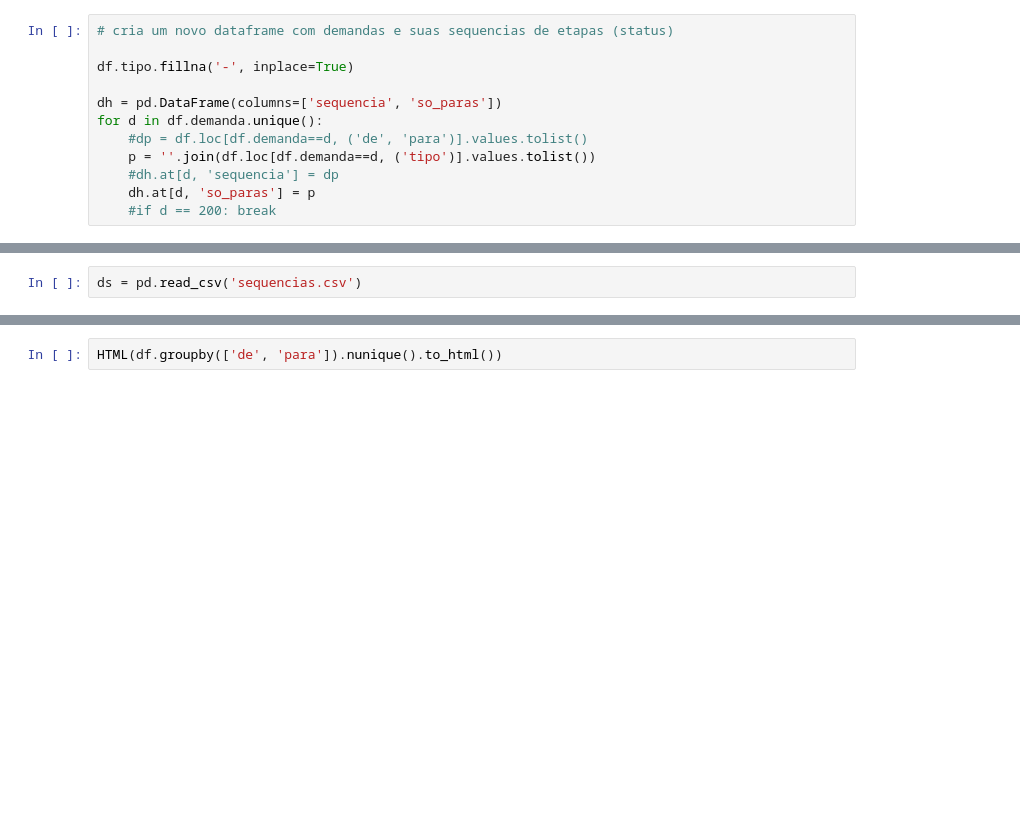
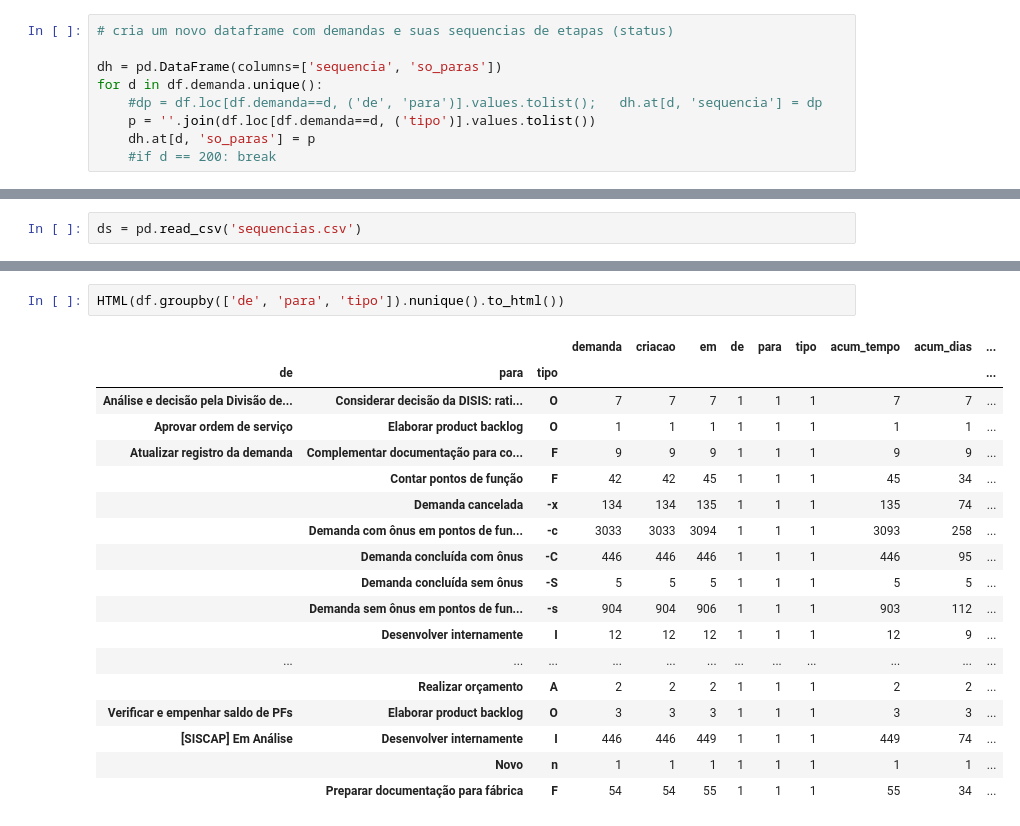
Before and after one commit to berrondo/ds-redm, a Jupyter notebook: base3.ipynb, the cells around one changed output, grey strips where cells are left out. Drawn from its saved outputs; the diff is of its cells as text; blank space fills up the shorter version.

```diff
--- a/base3.ipynb
+++ b/base3.ipynb
@@ -12,13 +36,10 @@ df[['de', 'para']].nunique()
 # %%
 # cria um novo dataframe com demandas e suas sequencias de etapas (status)
 
-df.tipo.fillna('-', inplace=True)
-
 dh = pd.DataFrame(columns=['sequencia', 'so_paras'])
 for d in df.demanda.unique():
-    #dp = df.loc[df.demanda==d, ('de', 'para')].values.tolist()
+    #dp = df.loc[df.demanda==d, ('de', 'para')].values.tolist();   dh.at[d, 'sequencia'] = dp
     p = ''.join(df.loc[df.demanda==d, ('tipo')].values.tolist())
-    #dh.at[d, 'sequencia'] = dp
     dh.at[d, 'so_paras'] = p
     #if d == 200: break
 # %%
@@ -53,2 +124,21 @@ np.unique(df[['de', 'para']].values)
 # %%
-HTML(df.groupby(['de', 'para']).nunique().to_html())
+HTML(df.groupby(['de', 'para', 'tipo']).nunique().to_html())
+# %% [output]
+|  |  |  | demanda | criacao | em | de | para | tipo | acum_tempo | acum_dias | ... |
+| de | para | tipo |  |  |  |  |  |  |  |  | ... |
+| Análise e decisão pela Divisão de... | Considerar decisão da DISIS: rati... | O | 7 | 7 | 7 | 1 | 1 | 1 | 7 | 7 | ... |
+| Aprovar ordem de serviço | Elaborar product backlog | O | 1 | 1 | 1 | 1 | 1 | 1 | 1 | 1 | ... |
+| Atualizar registro da demanda | Complementar documentação para co... | F | 9 | 9 | 9 | 1 | 1 | 1 | 9 | 9 | ... |
+|  | Contar pontos de função | F | 42 | 42 | 45 | 1 | 1 | 1 | 45 | 34 | ... |
+|  | Demanda cancelada | -x | 134 | 134 | 135 | 1 | 1 | 1 | 135 | 74 | ... |
+|  | Demanda com ônus em pontos de fun... | -c | 3033 | 3033 | 3094 | 1 | 1 | 1 | 3093 | 258 | ... |
+|  | Demanda concluída com ônus | -C | 446 | 446 | 446 | 1 | 1 | 1 | 446 | 95 | ... |
+|  | Demanda concluída sem ônus | -S | 5 | 5 | 5 | 1 | 1 | 1 | 5 | 5 | ... |
+|  | Demanda sem ônus em pontos de fun... | -s | 904 | 904 | 906 | 1 | 1 | 1 | 903 | 112 | ... |
+|  | Desenvolver internamente | I | 12 | 12 | 12 | 1 | 1 | 1 | 12 | 9 | ... |
+| ... | ... | ... | ... | ... | ... | ... | ... | ... | ... | ... | ... |
+|  | Realizar orçamento | A | 2 | 2 | 2 | 1 | 1 | 1 | 2 | 2 | ... |
+| Verificar e empenhar saldo de PFs | Elaborar product backlog | O | 3 | 3 | 3 | 1 | 1 | 1 | 3 | 3 | ... |
+| [SISCAP] Em Análise | Desenvolver internamente | I | 446 | 446 | 449 | 1 | 1 | 1 | 449 | 74 | ... |
+|  | Novo | n | 1 | 1 | 1 | 1 | 1 | 1 | 1 | 1 | ... |
+|  | Preparar documentação para fábrica | F | 54 | 54 | 55 | 1 | 1 | 1 | 55 | 34 | ... |
```
Also changed, not shown: parts of 7 cells of this notebook, 3 other files.
